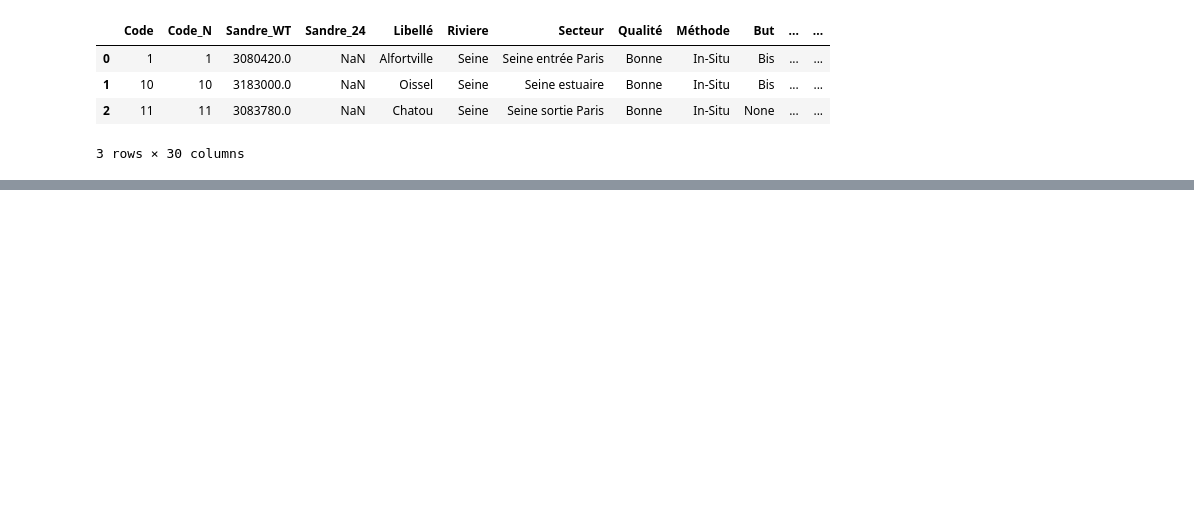
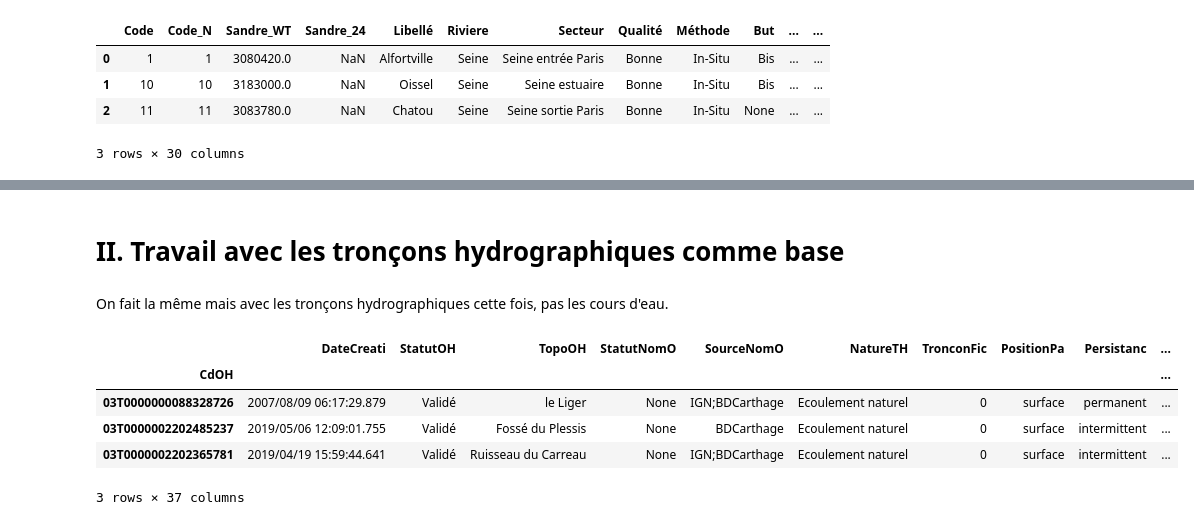
Before and after one commit to Raphaelle-Christmann/Graphe-hydrographique, a Jupyter notebook: travail raph.ipynb, the cells around one changed output, grey strips where cells are left out. Saved outputs shown, nothing was run; the diff lists cells and outputs as text; code cells hidden in the pictures; blank space fills up the shorter version.

Commit message:
fin travail jour 1 raph

```diff
--- a/travail raph.ipynb
+++ b/travail raph.ipynb
@@ -47,0 +197,32 @@ Graphe des stations avec les relations amont/aval entre elles (après on ajouter
+# %% [markdown]
+# II. Travail avec les tronçons hydrographiques comme base
+# %% [markdown]
+On fait la même mais avec les tronçons hydrographiques cette fois, pas les cours d'eau.
+# %%
+Seine_Code = "03C00000020008"
+
+bbox = box(490000, 6658000, 861000, 6981000)
+gdf1 = gpd.read_file(
+    "données hackaton/TronconHydrographique/TronconHydrographique_FXX.shp",
+    bbox=bbox,
+).set_index("CdOH")
+
+patch = {
+    "03T0000002287758528": {"TopoOH": "la Marne", "CdCoursEau": "03C0000002000815787"},
+    "03T0000002287758537": {"TopoOH": "la Marne", "CdCoursEau": "03C0000002000815787"},
+}
+
+gdf1.update(pd.DataFrame.from_dict(patch, orient="index"))
+
+m = gdf1['CdCoursEau'].fillna("").str.startswith(Seine_Code)
+seinetr = gdf1[m].copy()
+seinetr["geometry"] = seinetr.force_2d()
+# %%
+seinetr.head(3)
+# %% [output]
+|  | DateCreati | StatutOH | TopoOH | StatutNomO | SourceNomO | NatureTH | TronconFic | PositionPa | Persistanc | ... |
+| CdOH |  |  |  |  |  |  |  |  |  | ... |
+| 03T0000000088328726 | 2007/08/09 06:17:29.879 | Validé | le Liger | None | IGN;BDCarthage | Ecoulement naturel | 0 | surface | permanent | ... |
+| 03T0000002202485237 | 2019/05/06 12:09:01.755 | Validé | Fossé du Plessis | None | BDCarthage | Ecoulement naturel | 0 | surface | intermittent | ... |
+| 03T0000002202365781 | 2019/04/19 15:59:44.641 | Validé | Ruisseau du Carreau | None | IGN;BDCarthage | Ecoulement naturel | 0 | surface | intermittent | ... |
+3 rows × 37 columns
```
Also changed, not shown: parts of 29 cells of this notebook.
